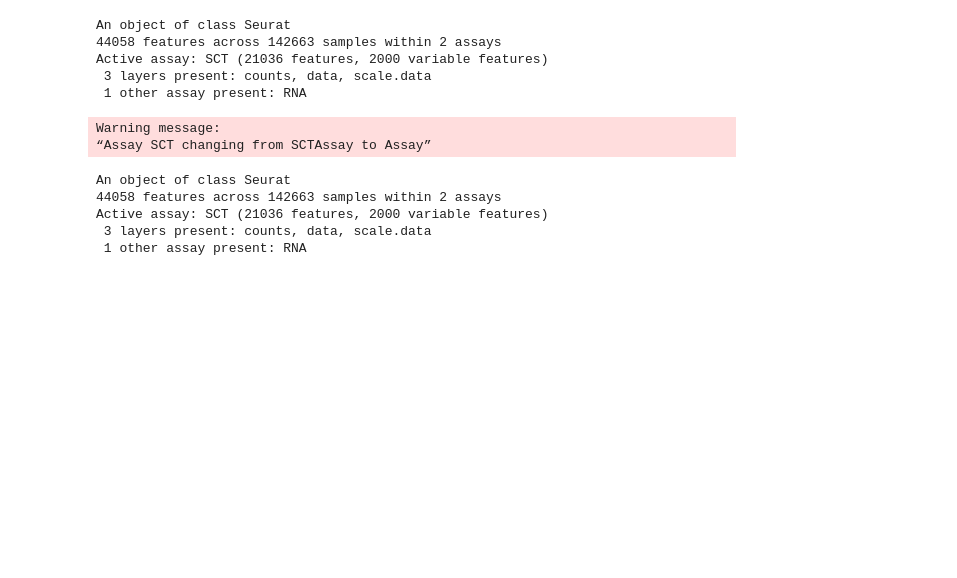
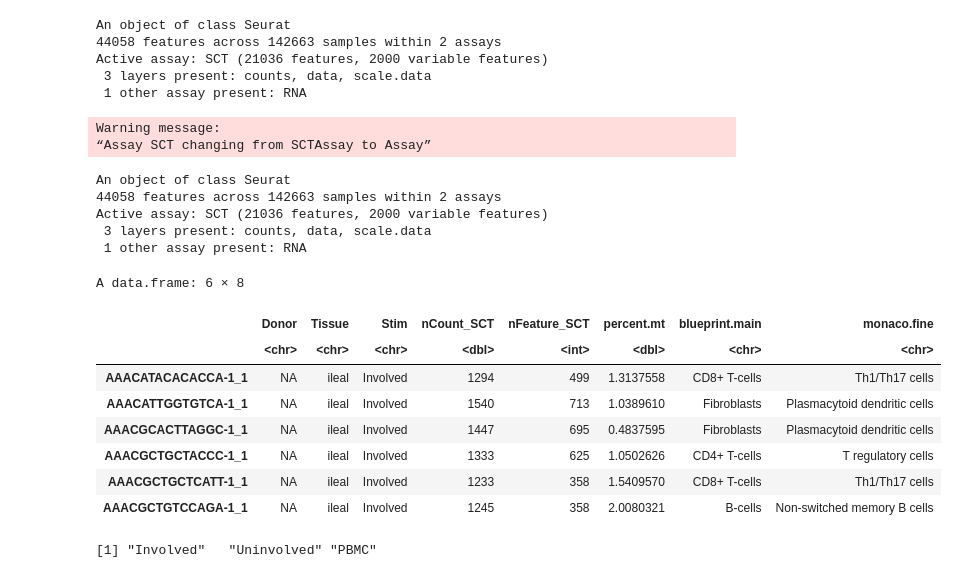
Before and after one commit to siegelna/2024_10_03_Li.et.al-38962887, a Jupyter notebook: analysis.ipynb, the cells around one changed output. Cells and saved outputs as stored; diff of their text form; code cells hidden in the pictures; blank space fills up the shorter version.

```diff
--- a/analysis.ipynb
+++ b/analysis.ipynb
@@ -112 +132,17 @@ Active assay: SCT (21036 features, 2000 variable features)
+# %%
+head(obj@meta.data)
+# %% [output]
+A data.frame: 6 × 8
+|  | Donor | Tissue | Stim | nCount_SCT | nFeature_SCT | percent.mt | blueprint.main | monaco.fine |
+|  | <chr> | <chr> | <chr> | <dbl> | <int> | <dbl> | <chr> | <chr> |
+| AAACATACACACCA-1_1 | NA | ileal | Involved | 1294 | 499 | 1.3137558 | CD8+ T-cells | Th1/Th17 cells |
+| AAACATTGGTGTCA-1_1 | NA | ileal | Involved | 1540 | 713 | 1.0389610 | Fibroblasts | Plasmacytoid dendritic cells |
+| AAACGCACTTAGGC-1_1 | NA | ileal | Involved | 1447 | 695 | 0.4837595 | Fibroblasts | Plasmacytoid dendritic cells |
+| AAACGCTGCTACCC-1_1 | NA | ileal | Involved | 1333 | 625 | 1.0502626 | CD4+ T-cells | T regulatory cells |
+| AAACGCTGCTCATT-1_1 | NA | ileal | Involved | 1233 | 358 | 1.5409570 | CD8+ T-cells | Th1/Th17 cells |
+| AAACGCTGTCCAGA-1_1 | NA | ileal | Involved | 1245 | 358 | 2.0080321 | B-cells | Non-switched memory B cells |
+# %%
+obj@meta.data$Stim[is.na(obj@meta.data$Stim)] <- "PBMC"
+# %% [output]
+[1] "Involved"   "Uninvolved" "PBMC"
 # %%
```
Also changed, not shown: parts of 7 cells of this notebook.
